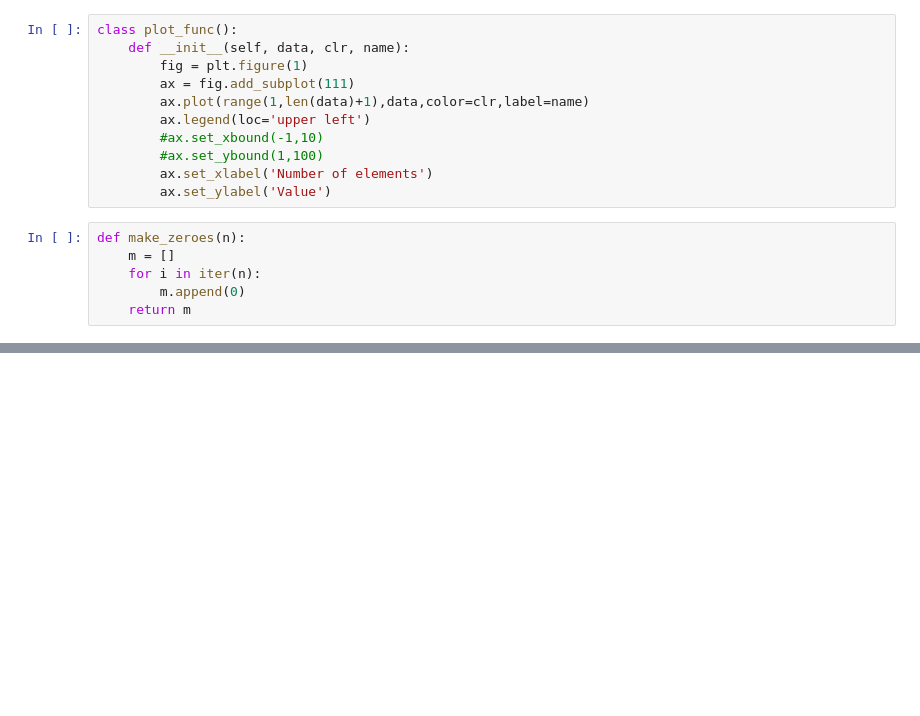
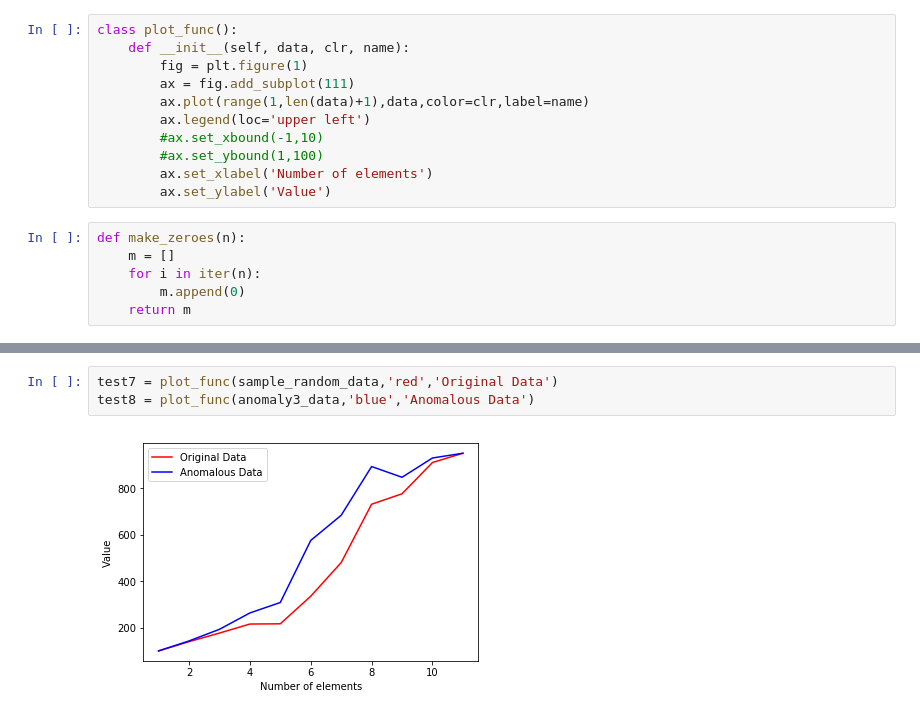
Before and after one commit to arunna09/AnomalyDetection, a Jupyter notebook: Notebooks/Anomaly_injection_2.ipynb, the cells around one changed output, grey strips where cells are left out. Drawn from its saved outputs; the diff is of its cells as text; blank space fills up the shorter version.

```diff
--- a/Notebooks/Anomaly_injection_2.ipynb
+++ b/Notebooks/Anomaly_injection_2.ipynb
@@ -111,0 +128,5 @@ sample_data
+# %%
+test7 = plot_func(sample_random_data,'red','Original Data')
+test8 = plot_func(anomaly3_data,'blue','Anomalous Data')
+# %% [output]
+[figure, added]
```
Also changed, not shown: parts of 17 cells of this notebook, 11 other files.
